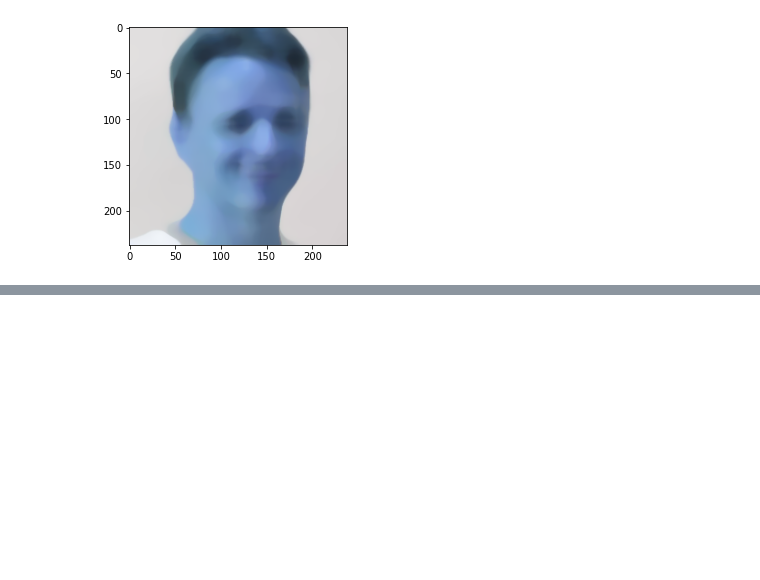
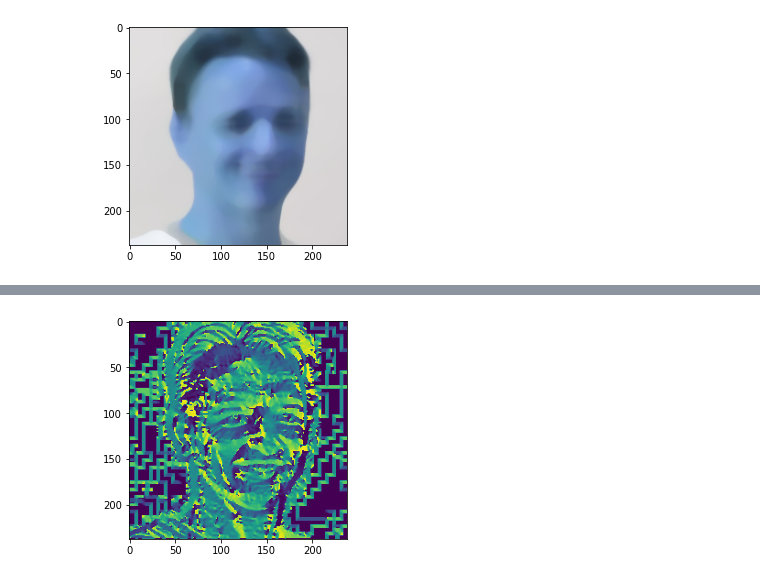
Before and after one commit to damiansp/cpu_vis, a Jupyter notebook: mastering_with_tf/s1_intro_cpuvis_and_nns/01_edge_detect_with_hashing_filtering.py.ipynb, the cells around one changed output, grey strips where cells are left out. Drawn from its saved outputs; the diff is of its cells as text; code cells hidden in the pictures; blank space fills up the shorter version.

```diff
--- a/mastering_with_tf/s1_intro_cpuvis_and_nns/01_edge_detect_with_hashing_filtering.py.ipynb
+++ b/mastering_with_tf/s1_intro_cpuvis_and_nns/01_edge_detect_with_hashing_filtering.py.ipynb
@@ -88,0 +108,4 @@ plt.imshow(cv2.medianBlur(img, 19));
+# %%
+plt.imshow(direction);
+# %% [output]
+[figure, added]
```
Also changed, not shown: parts of 8 cells of this notebook.
